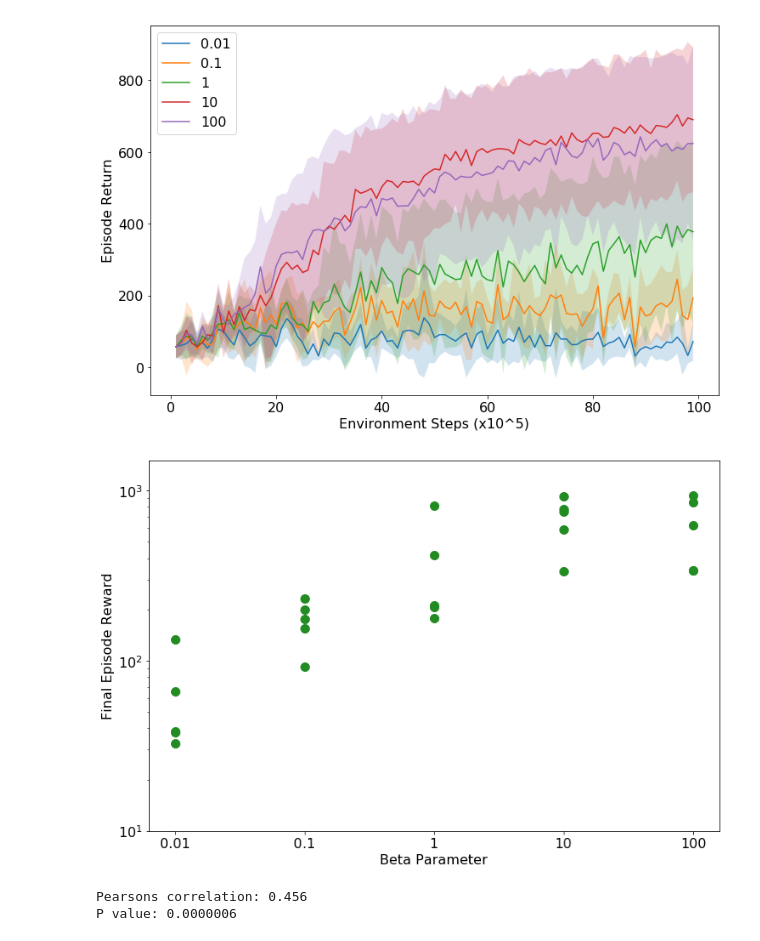
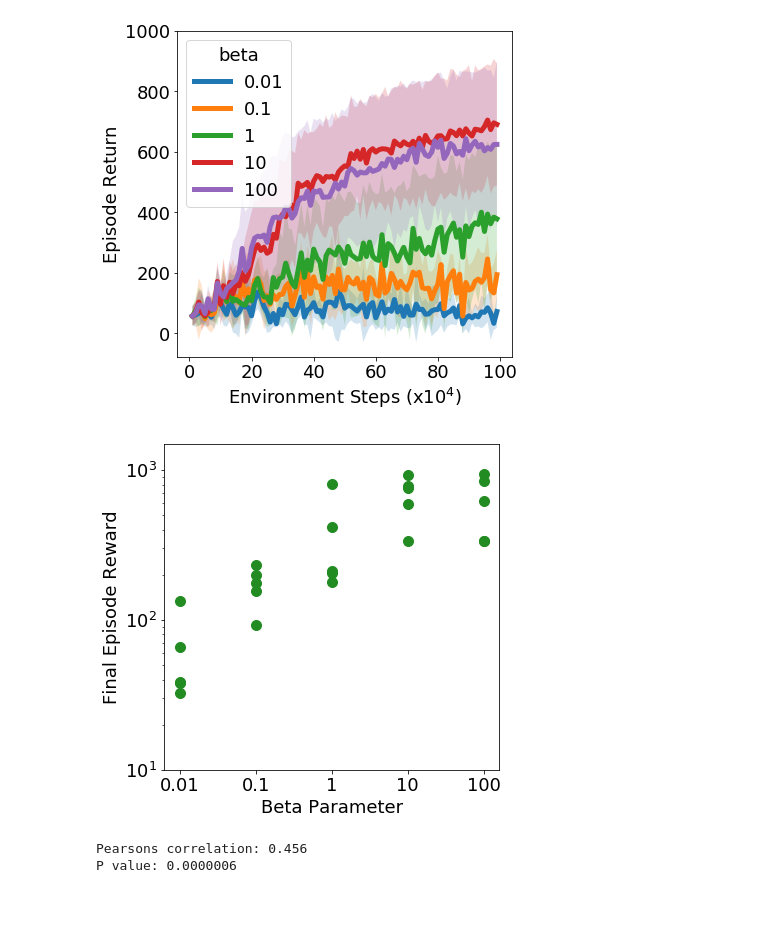
Before and after one commit to RachelFreedman/B_Pref, a Jupyter notebook: make_figures.ipynb, the cells around one changed output. Cells and saved outputs as stored; diff of their text form; code cells hidden in the pictures; blank space fills up the shorter version.

Commit message:
update figure style

```diff
--- a/make_figures.ipynb
+++ b/make_figures.ipynb
@@ -6,8 +6,8 @@ import matplotlib.pyplot as plt
 import scipy.stats as stats
 # %%
 # figure formatting
-plt.rcParams["figure.figsize"] = (12,8)
-plt.rcParams['font.size'] = 16
+plt.rcParams["figure.figsize"] = (6,6)
+plt.rcParams['font.size'] = 18
 # %%
 def print_dict(d):
     for key in list(d.keys()):
@@ -41,19 +41,20 @@ for beta in beta_vals:
 # %%
 # line plot return v. timestep curves
 step = list(range(1, 100, 1))
 
 for beta in beta_vals:
-    plt.plot(step, avg[beta], label=beta)
+    plt.plot(step, avg[beta], label=beta, linewidth=5)
     plt.fill_between(step, avg[beta]+std[beta], avg[beta]-std[beta], alpha=.2)
 
-plt.legend()
-plt.xlabel("Environment Steps (x10^5)")
+plt.legend(title="beta")
+plt.ylim(ymax=1000)
+plt.xlabel("Environment Steps (x$10^4$)")
 plt.ylabel("Episode Return")
 
-plt.savefig("fig/learning_curves")
+plt.savefig("fig/learning_curves",bbox_inches='tight')
 plt.show()
 # %% [output]
-[figure, old version]
+[figure, new version]
 # %%
 # scatter plot beta v. final vals
 keys = final.keys()
@@ -70,7 +71,7 @@ plt.ylim(ymin=10, ymax=1500)
 plt.xlabel("Beta Parameter")
 plt.ylabel("Final Episode Reward")
 
-plt.savefig("fig/beta_final_reward")
+# plt.savefig("fig/beta_final_reward")
 plt.show()
 
 # calculate correlation
@@ -79,6 +80,6 @@ _, pval = stats.ttest_ind(np.array(x).astype(float), y)
 print('Pearsons correlation: %.3f' % corr)
 print('P value: %.7f' % pval)
 # %% [output]
-[figure, old version]
+[figure, new version]
 Pearsons correlation: 0.456
 P value: 0.0000006
```
Also changed, not shown: 1 other file.
